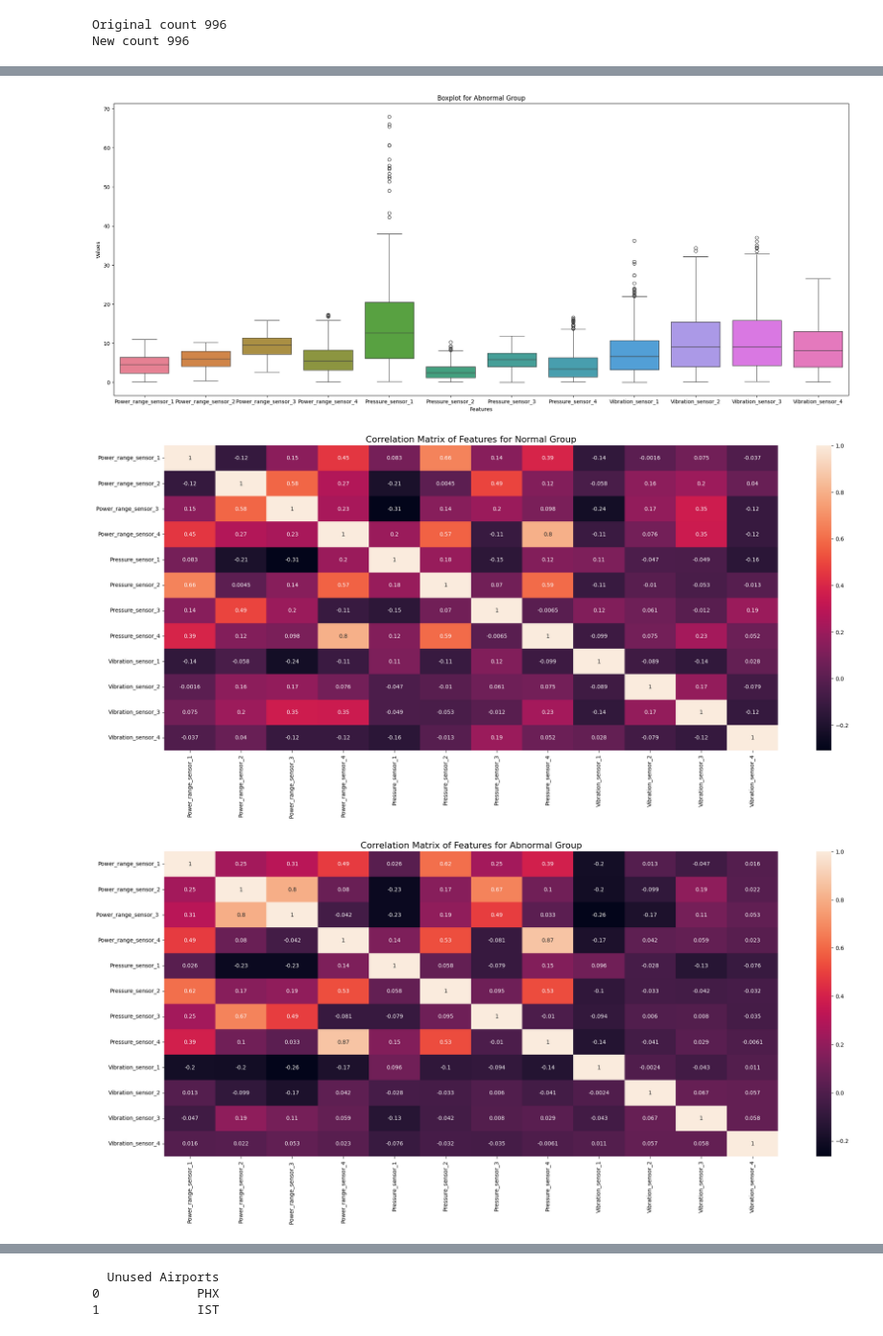
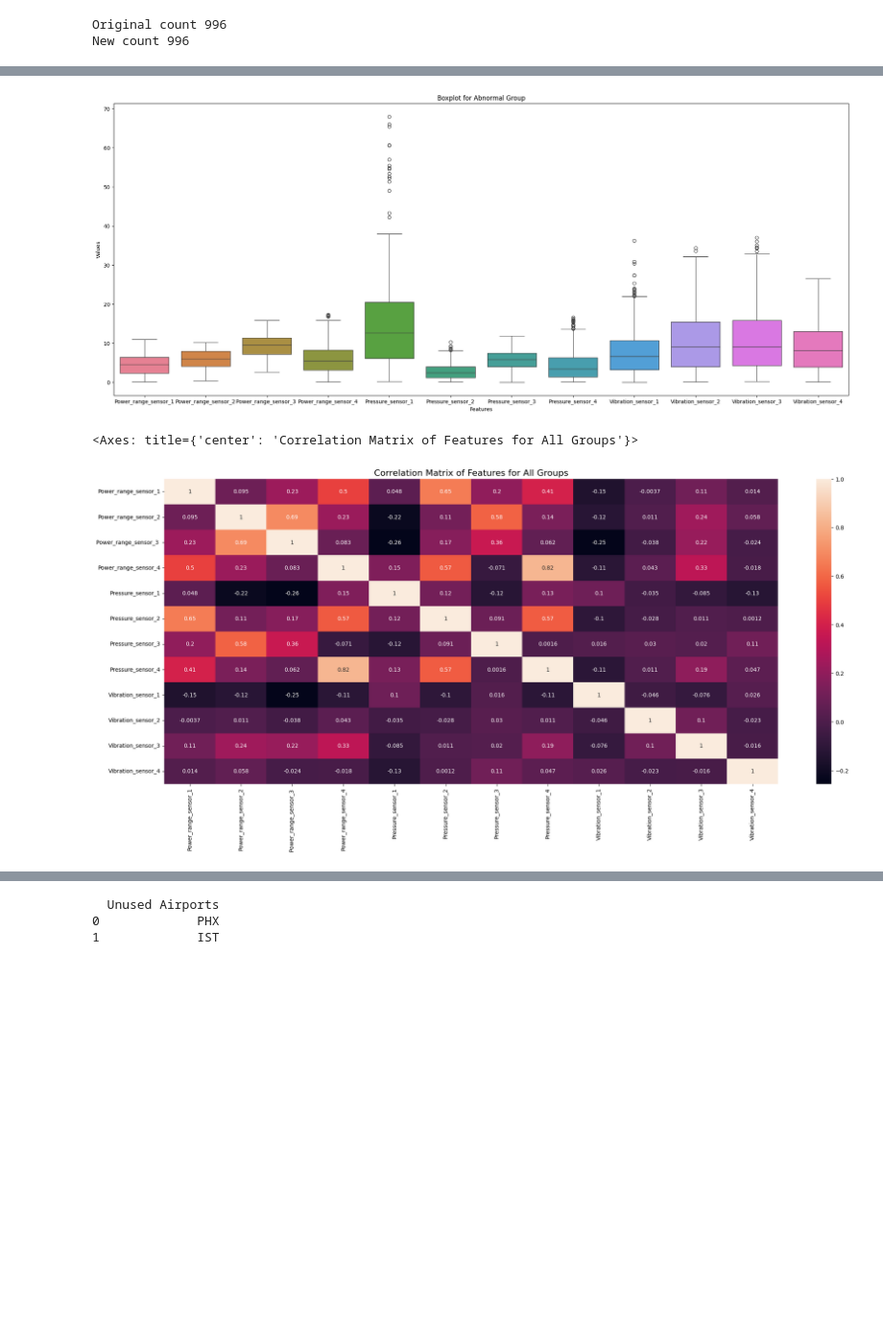
Before and after one commit to Teddiex/CMP3749M-Big-Data, a Jupyter notebook: BigData_Assignment.ipynb, the cells around one changed output, grey strips where cells are left out. Shown at 96% size. Saved outputs shown, nothing was run; the diff lists cells and outputs as text; code cells hidden in the pictures; blank space fills up the shorter version.

```diff
--- a/BigData_Assignment.ipynb
+++ b/BigData_Assignment.ipynb
@@ -94,52 +94,40 @@ summaryNormal, summaryAbnormal = summary_stats(df)
 print('Normal group summary statistics:')
 summaryNormal.show()
 
 print('Abnormal group summary statistics:')
 summaryAbnormal.show()
 
 boxplot_df(df)
 
-
-#Creating correlation matrix for normal and abnormal groups
-normal, abnormal = filter_df(df)
-normal = normal.drop('Status').toPandas()
-abnormal = abnormal.drop('Status').toPandas()
-
-corr_matrix_normal = normal.corr()
-corr_matrix_abnormal = abnormal.corr()
-
-#Visualising correlation matrix for both groups
-plt.figure(figsize=(25,10))
-plt.title('Correlation Matrix of Features for Normal Group',y=1,size=16)
-sns.heatmap(corr_matrix_normal,annot = True)
-plt.show()
+#Correlation Matrix creation and show
+df = df.drop('Status').toPandas()
+df_corr = df.corr()
 
 plt.figure(figsize=(25,10))
-plt.title('Correlation Matrix of Features for Abnormal Group',y=1,size=16)
-sns.heatmap(corr_matrix_abnormal,annot = True)
-plt.show()
+plt.title('Correlation Matrix of Features for All Groups',y=1,size=16)
+sns.heatmap(df_corr,annot = True)
 # %% [output]
 Normal group summary statistics:
 +---------+--------------------+--------------------+---------------------+--------------------+------------------+------------------+-----------------+-----------------+------------------+----------- ...
 |Statistic|Power_range_sensor_1|Power_range_sensor_2|Power_range_sensor_3 |Power_range_sensor_4| Pressure_sensor_1| Pressure_sensor_2|Pressure_sensor_3|Pressure_sensor_4|Vibration_sensor_1|Vibration_s ...
 +---------+--------------------+--------------------+---------------------+--------------------+------------------+------------------+-----------------+-----------------+------------------+----------- ...
 |     mean|   5.602452811244987|   6.844503413654614|    9.292054016064252|   8.701398192771098|13.797525502008027|3.4156463855421686|5.923352610441763|5.586180120481918| 8.441436947791164| 9.69961586 ...
 |      min|              0.0851|              0.0403|               4.3826|              0.1547|            0.0248|            0.0104|           0.0774|           0.0058|            0.0092|            ...
 |      max|             12.1298|             11.9284|              14.0982|             16.3568|           56.8562|            9.2212|          12.6475|          15.1085|           31.4981|            ...
 +---------+--------------------+--------------------+---------------------+--------------------+------------------+------------------+-----------------+-----------------+------------------+----------- ...
 
 Abnormal group summary statistics:
 +---------+--------------------+--------------------+---------------------+--------------------+------------------+------------------+------------------+-----------------+------------------+---------- ...
 |Statistic|Power_range_sensor_1|Power_range_sensor_2|Power_range_sensor_3 |Power_range_sensor_4| Pressure_sensor_1| Pressure_sensor_2| Pressure_sensor_3|Pressure_sensor_4|Vibration_sensor_1|Vibration_ ...
 +---------+--------------------+--------------------+---------------------+--------------------+------------------+------------------+------------------+-----------------+------------------+---------- ...
 |     mean|   4.396694975903618|   5.914042891566265|    9.164170212851404|   6.009145979919678|14.600728132530127|2.7402695381526136|5.5751150803212886| 4.40782413253012| 7.887688803212858| 10.303569 ...
 |      min|              0.0082|              0.3891|             2.583966|              0.0623|          0.131478|          0.008262|          0.001224|         0.029478|               0.0|           ...
 |      max|           10.923078|             10.1541|              15.7599|           17.235858|           67.9794|         10.242738|           11.7724|         16.55562|         36.186438|         3 ...
 +---------+--------------------+--------------------+---------------------+--------------------+------------------+------------------+------------------+-----------------+------------------+---------- ...
 [figure]
 [figure]
+<Axes: title={'center': 'Correlation Matrix of Features for All Groups'}>
-[figure, old version]
+[figure, new version]
-[figure, removed]
 # %%
 #Task 2 - Map Reduce
 from pyspark import SparkContext
```
Also changed, not shown: parts of 4 cells of this notebook.
